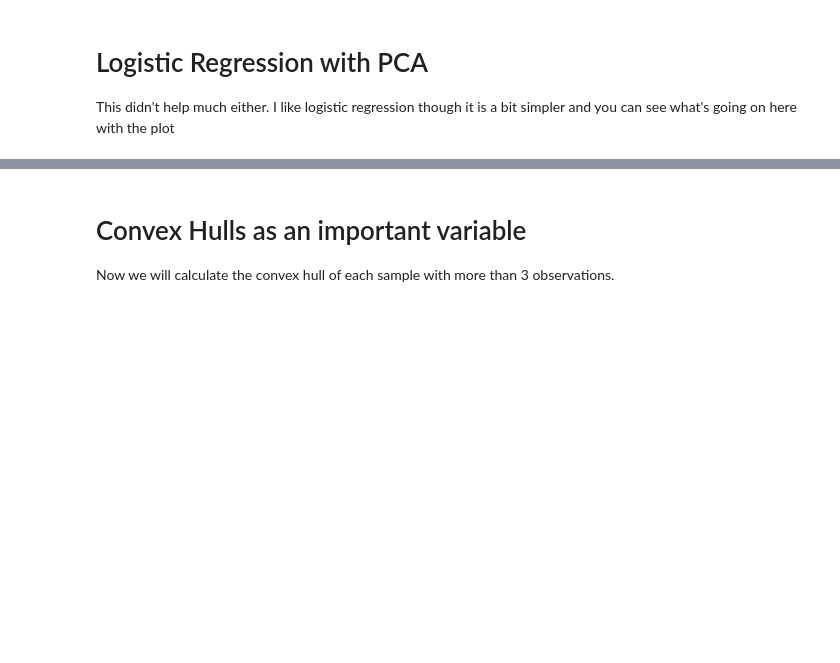
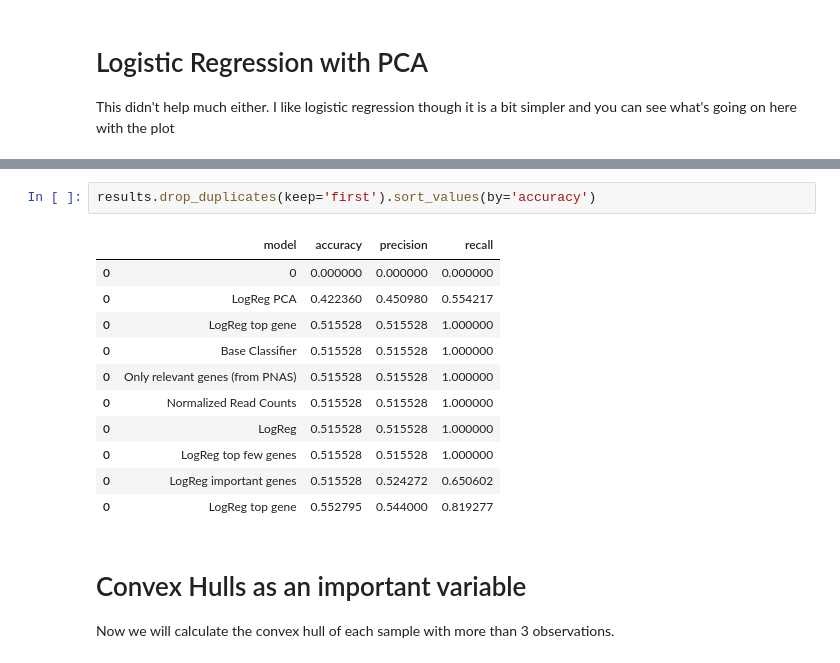
Before and after one commit to dpear/breast_cancer_classifier, a Jupyter notebook: classifier_dp.ipynb, the cells around one changed output, grey strips where cells are left out. Saved outputs shown, nothing was run; the diff lists cells and outputs as text; blank space fills up the shorter version.

```diff
--- a/classifier_dp.ipynb
+++ b/classifier_dp.ipynb
@@ -520,6 +585,20 @@ LogReg PCA:
  accuracy:  0.422360248447205
  precision: 0.45098039215686275
  recall:    0.5542168674698795
+# %%
+results.drop_duplicates(keep='first').sort_values(by='accuracy')
+# %% [output]
+|  | model | accuracy | precision | recall |
+| 0 | 0 | 0.000000 | 0.000000 | 0.000000 |
+| 0 | LogReg PCA | 0.422360 | 0.450980 | 0.554217 |
+| 0 | LogReg top gene | 0.515528 | 0.515528 | 1.000000 |
+| 0 | Base Classifier | 0.515528 | 0.515528 | 1.000000 |
+| 0 | Only relevant genes (from PNAS) | 0.515528 | 0.515528 | 1.000000 |
+| 0 | Normalized Read Counts | 0.515528 | 0.515528 | 1.000000 |
+| 0 | LogReg | 0.515528 | 0.515528 | 1.000000 |
+| 0 | LogReg top few genes | 0.515528 | 0.515528 | 1.000000 |
+| 0 | LogReg important genes | 0.515528 | 0.524272 | 0.650602 |
+| 0 | LogReg top gene | 0.552795 | 0.544000 | 0.819277 |
 # %% [markdown]
 # Convex Hulls as an important variable
 
```
Also changed, not shown: parts of 14 cells of this notebook, 1 other file.
